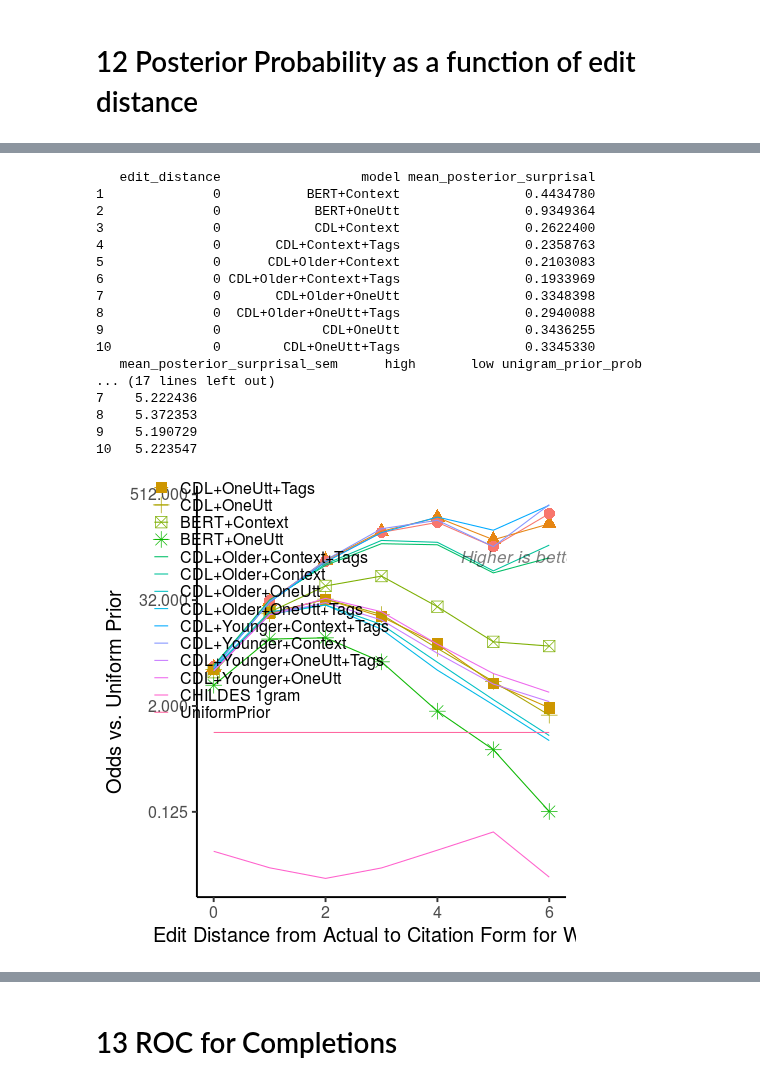
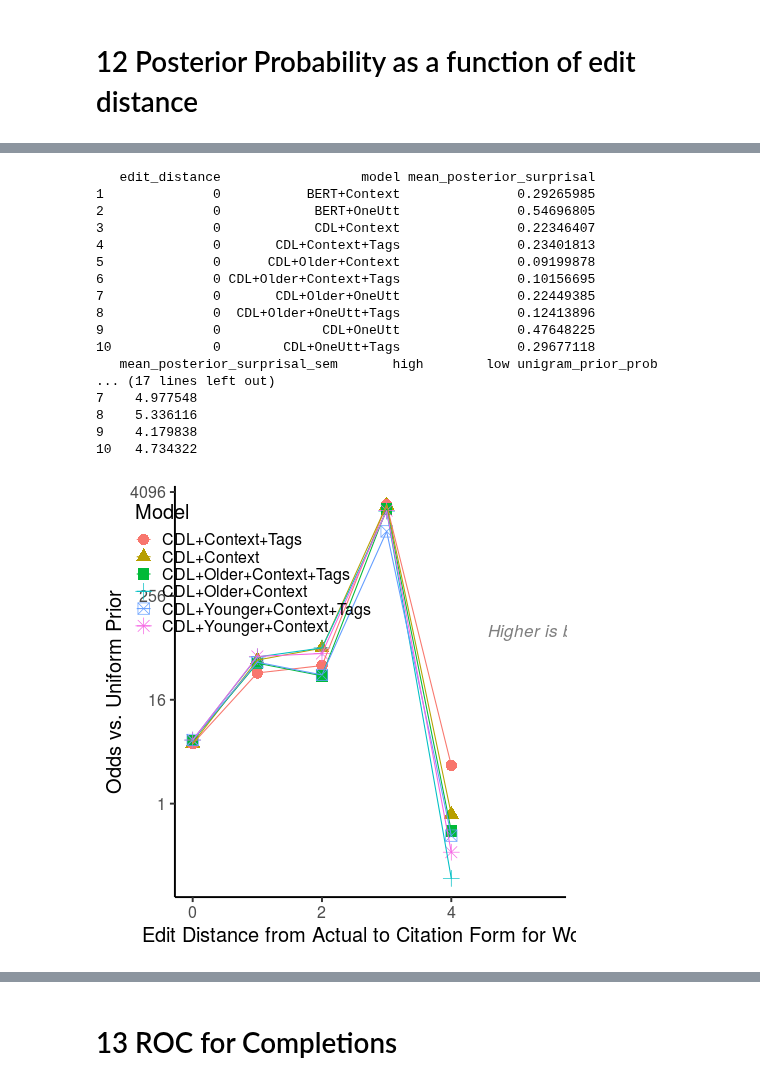
Before and after one commit to smeylan/child-directed-listening, a Jupyter notebook: Models across time analyses.ipynb, the cells around one changed output, grey strips where cells are left out. Cells and saved outputs as stored; diff of their text form; code cells hidden in the pictures.

Commit message:
most plots work for n = 2

```diff
--- a/Models across time analyses.ipynb
+++ b/Models across time analyses.ipynb
@@ -100,15 +124,10 @@ tags_context_only = {
     'Flat Unigram',
 }
 
-unigrams_only = {
-    'Flat Unigram',
-    'CHILDES Unigram',
-}
-
 merge_orig_tags = copy.deepcopy(tags_context_only)
 merge_orig_tags.update(original_set_of_models)
 
-scores_across_time = raw_scores_across_time[raw_scores_across_time.model.isin(unigrams_only)].copy()
+scores_across_time = raw_scores_across_time.copy()
 # %%
 scores_across_time['token'] = scores_across_time['token'].astype(str)
 scores_across_time_short = scores_across_time[['posterior_probability','posterior_entropy','prior_probability',
@@ -552,11 +617,11 @@ print(p1)
 # 12 Posterior Probability as a function of edit distance
 # %%
 %%R
-surprisal_by_edit_distance = aggregate(posterior_surprisal ~ edit_distance + model, successes_across_time,
+surprisal_by_edit_distance = aggregate(posterior_probability ~ edit_distance + model, successes_across_time,
     function(x){mean(-1 * log(x, base = 2))})
 names(surprisal_by_edit_distance) = c('edit_distance', 'model', 'mean_posterior_surprisal')
 sem <- function(x) sd(x)/sqrt(length(x))
-surprisal_by_edit_distance_sem = aggregate(posterior_surprisal ~ edit_distance + model, successes_across_time,
+surprisal_by_edit_distance_sem = aggregate(posterior_probability ~ edit_distance + model, successes_across_time,
     function(x){sem(-1 * log(x, base = 2))})
 names(surprisal_by_edit_distance_sem) = c('edit_distance','model','mean_posterior_surprisal_sem')
 surprisal_by_edit_distance = merge(surprisal_by_edit_distance, surprisal_by_edit_distance_sem)
@@ -620,39 +667,39 @@ surprisal_by_edit_distance$multiplier = 2^( surprisal_by_edit_distance$unigram_p
 head(surprisal_by_edit_distance, n=10)
 # %% [output]
    edit_distance                  model mean_posterior_surprisal
-1              0           BERT+Context                0.4434780
-2              0            BERT+OneUtt                0.9349364
-3              0            CDL+Context                0.2622400
-4              0       CDL+Context+Tags                0.2358763
-5              0      CDL+Older+Context                0.2103083
-6              0 CDL+Older+Context+Tags                0.1933969
-7              0       CDL+Older+OneUtt                0.3348398
-8              0  CDL+Older+OneUtt+Tags                0.2940088
-9              0             CDL+OneUtt                0.3436255
-10             0        CDL+OneUtt+Tags                0.3345330
-   mean_posterior_surprisal_sem      high       low unigram_prior_prob
+1              0           BERT+Context               0.29265985
+2              0            BERT+OneUtt               0.54696805
+3              0            CDL+Context               0.22346407
+4              0       CDL+Context+Tags               0.23401813
+5              0      CDL+Older+Context               0.09199878
+6              0 CDL+Older+Context+Tags               0.10156695
+7              0       CDL+Older+OneUtt               0.22449385
+8              0  CDL+Older+OneUtt+Tags               0.12413896
+9              0             CDL+OneUtt               0.47648225
+10             0        CDL+OneUtt+Tags               0.29677118
+   mean_posterior_surprisal_sem       high        low unigram_prior_prob
 ... (17 lines left out)
-7    5.222436
-8    5.372353
-9    5.190729
-10   5.223547
+7    4.977548
+8    5.336116
+9    4.179838
+10   4.734322
 # %%
 %%R
 
-subset_mean_surprisal_by_age <- filter_model_subset(surprisal_by_edit_distance, splits_tags_set)
+subset_surprisal_by_edit_distance <- filter_model_subset(surprisal_by_edit_distance, splits_tags_set)
 
 p2= ggplot(subset(subset_surprisal_by_edit_distance, edit_distance <= 6)) + geom_point(aes(x=edit_distance,
     y = multiplier, color = model, shape=model), size=5) + theme_classic(base_size=20) + xlab(
     'Edit Distance from Actual to Citation Form for Word') + ylab(
     'Odds vs. Uniform Prior') + geom_line(aes(x=edit_distance,
     y = multiplier, color = model, shape=model))+ theme(legend.position=c(.2, .8),
     legend.background=element_blank()) + scale_shape_discrete(name  ="Model"
 ) + scale_color_discrete(name  ="Model") + annotate("text", label="Higher is better",
     x=5.5, y=100, alpha=.5, size=6, fontface ="italic") + scale_y_continuous(trans='log2')
 ggsave('figures/multiplier_by_edit_dstance_log_scale_subset.pdf', height=6, width=8)
 print(p2)
 # %% [output]
-[figure, old version]
+[figure, new version]
 # %%
 %%R
 
```
Also changed, not shown: parts of 22 cells of this notebook, 3 other files.
